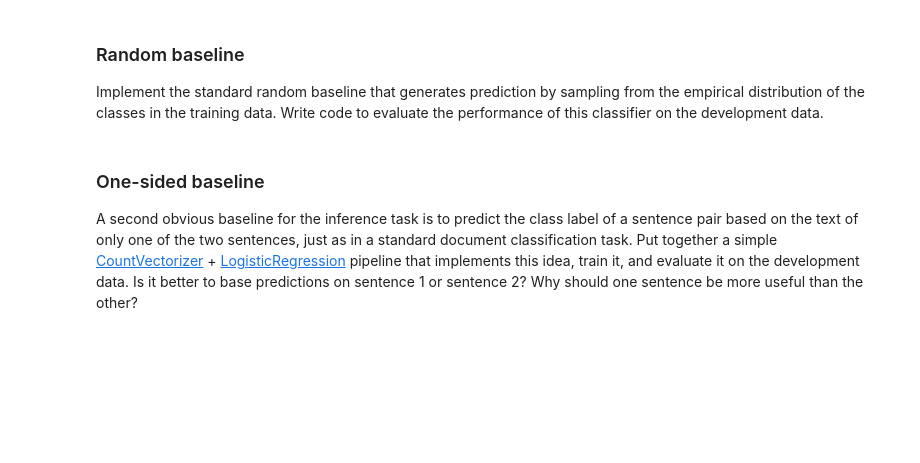
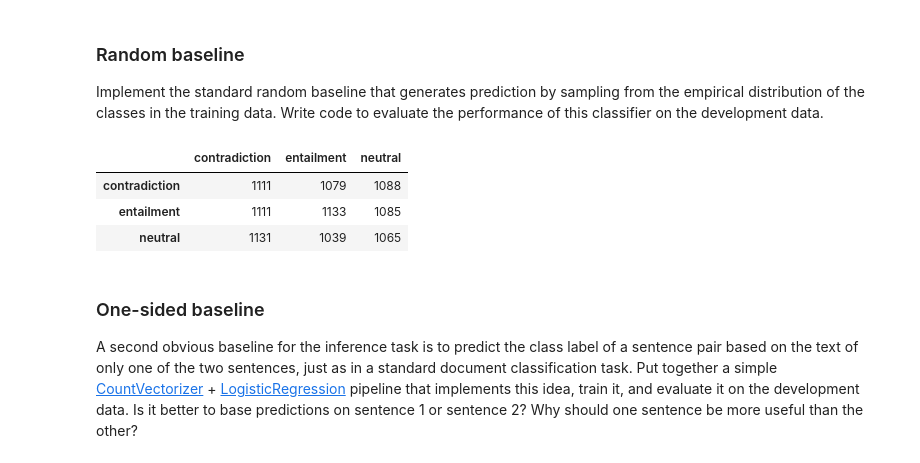
Before and after one commit to oskarhiden/TDDE16---Text-Mining, a Jupyter notebook: L4/TM-L4.ipynb, the cells around one changed output. Saved outputs shown, nothing was run; the diff lists cells and outputs as text; code cells hidden in the pictures; blank space fills up the shorter version.

```diff
--- a/L4/TM-L4.ipynb
+++ b/L4/TM-L4.ipynb
@@ -253,3 +254,21 @@ Implement the standard random baseline that generates prediction by sampling fro
+# %%
+# TODO: Enter code here to implement the random baseline. Print the classification report.
+n = len(df_train['gold_label'])
+value_counts = pd.DataFrame(df_train['gold_label']).value_counts()
+(value_counts[:]/n)
+
+dum_cla = DummyClassifier(strategy="stratified")
+dum_cla.fit(df_train['sentence1'], df_train['gold_label'])
+
+dum = dum_cla.predict(df_dev['sentence1'])
+
+labels = sorted(df_train['gold_label'].unique())
+pd.DataFrame(confusion_matrix(df_dev['gold_label'],dum), columns = labels, index = labels)
+# %% [output]
+|  | contradiction | entailment | neutral |
+| contradiction | 1111 | 1079 | 1088 |
+| entailment | 1111 | 1133 | 1085 |
+| neutral | 1131 | 1039 | 1065 |
 # %% [markdown]
 ### One-sided baseline
 
```
Also changed, not shown: parts of 8 cells of this notebook.
